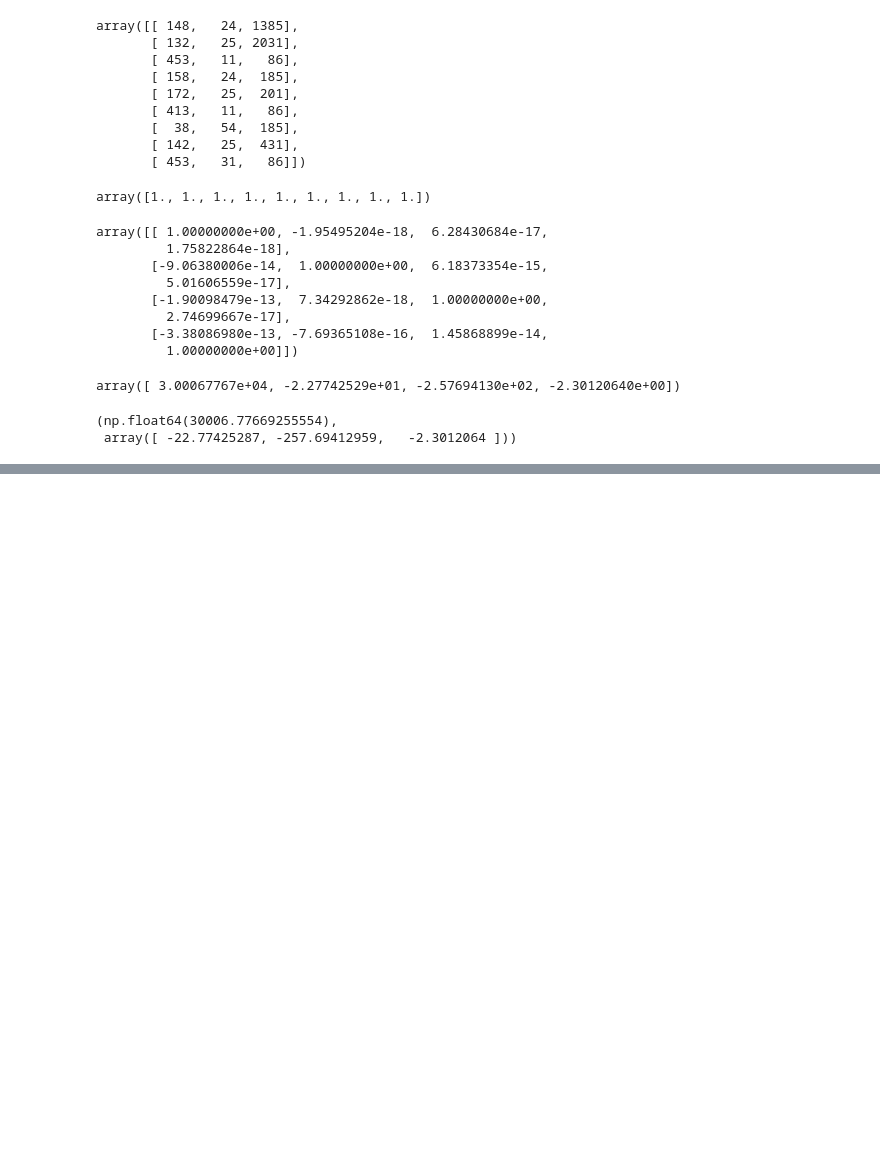
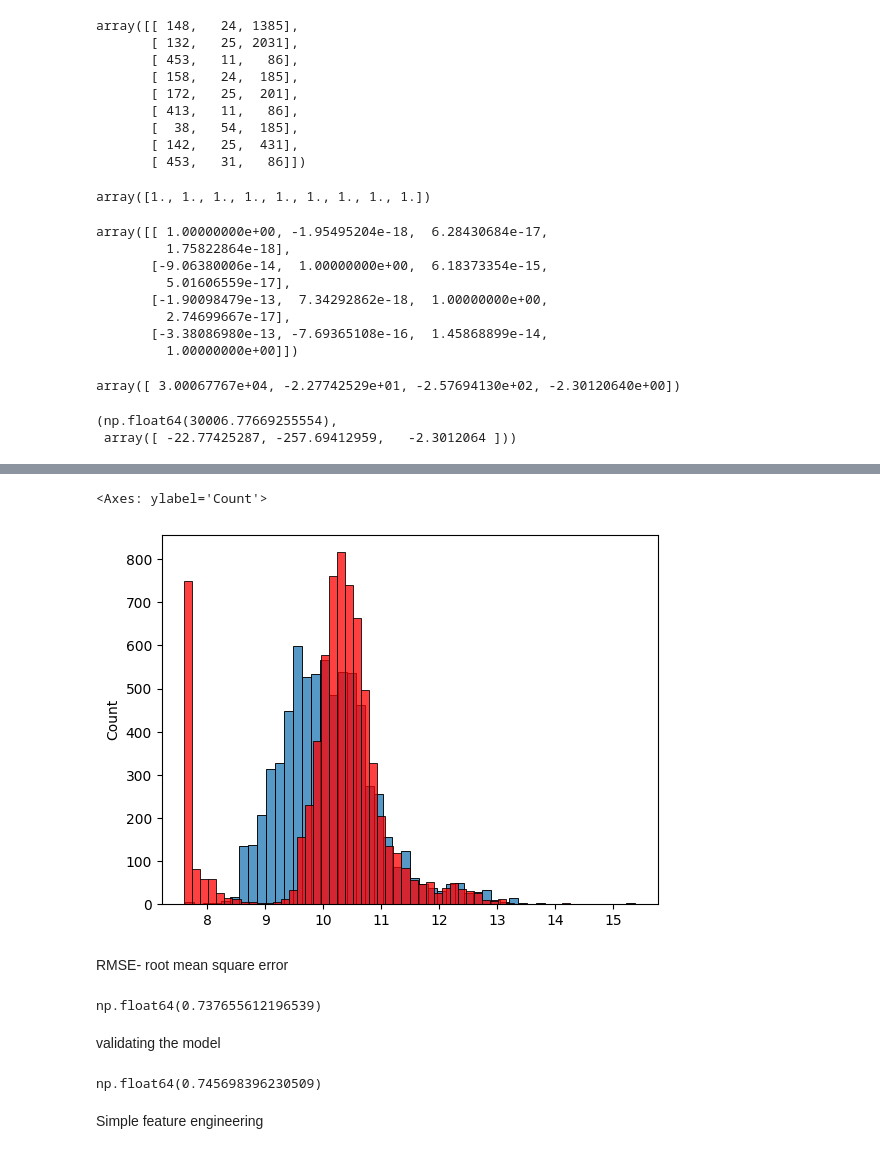
Before and after one commit to iAdityaRaj/machinelearning-zoomcamp, a Jupyter notebook: car-price-prediction/car_price_intro.ipynb, the cells around one changed output, grey strips where cells are left out. Drawn from its saved outputs; the diff is of its cells as text; code cells hidden in the pictures; blank space fills up the shorter version.

Commit message:
trained model and evaluated g(x)

```diff
--- a/car-price-prediction/car_price_intro.ipynb
+++ b/car-price-prediction/car_price_intro.ipynb
@@ -431,0 +460,4 @@ LinAlgError: Singular matrix
+# %%
+base= ['engine_hp','engine_cylinders', 'number_of_doors', 'highway_mpg', 'city_mpg', 'popularity']
+
+df_train[base]
@@ -431,0 +500,3 @@ LinAlgError: Singular matrix
+# %%
+X_train = df_train[base].fillna(0).values
+X_train
@@ -431,0 +512,12 @@ LinAlgError: Singular matrix
+# %%
+w0,w = train_linear_regression(X_train, y_train)
+# %%
+y_pred = X_train.dot(w) + w0
+# %%
+sns.histplot(y_pred, bins=50)
+sns.histplot(y_train, bins=50, color='red')
+# %% [output]
+<Axes: ylabel='Count'>
+[figure, added]
+# %% [markdown]
+RMSE- root mean square error
@@ -431,0 +530,6 @@ LinAlgError: Singular matrix
+# %%
+rmse(y_train,y_pred)
+# %% [output]
+np.float64(0.737655612196539)
+# %% [markdown]
+validating the model
@@ -431,0 +550,12 @@ LinAlgError: Singular matrix
+# %%
+X_train = prepare_X(df_train)
+
+w0,w = train_linear_regression(X_train, y_train)
+
+X_val = prepare_X(df_val)
+y_pred = w0 + X_val.dot(w)
+rmse(y_val,y_pred)
+# %% [output]
+np.float64(0.745698396230509)
+# %% [markdown]
+Simple feature engineering
```
Also changed, not shown: parts of 30 cells of this notebook.
